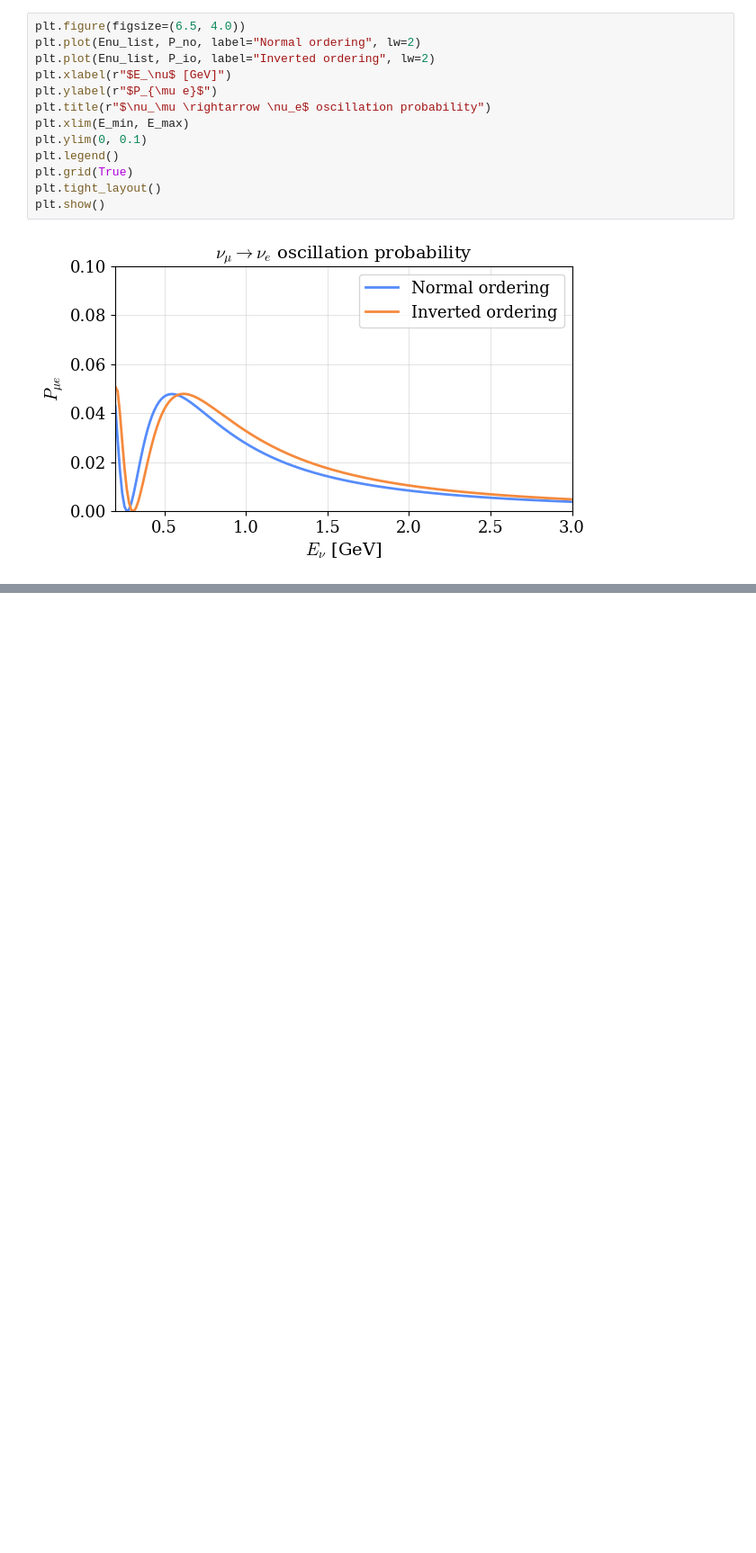
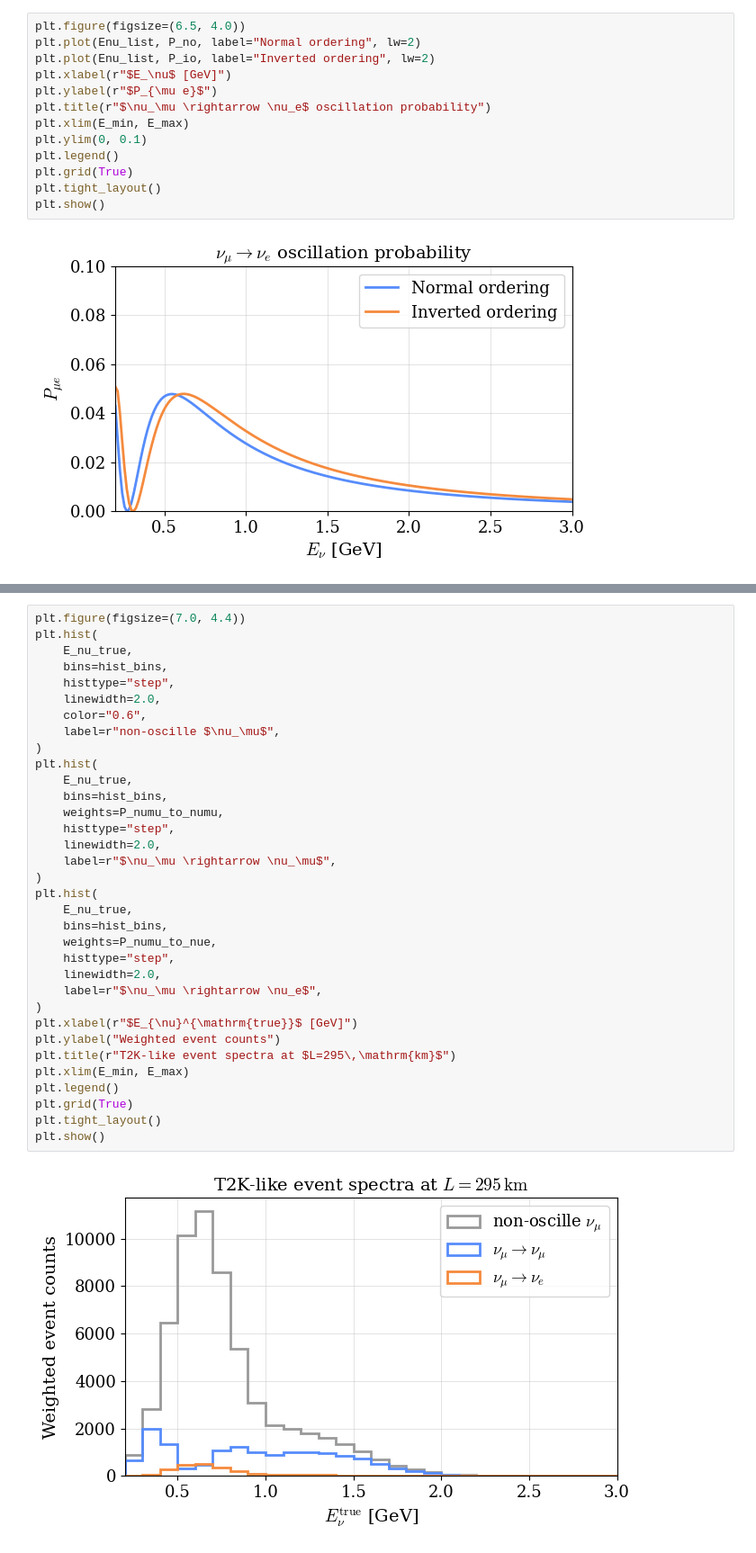
Before and after one commit to nadrino/nu-waves, a Jupyter notebook: notebooks/01_vacuum_pmns_examples.ipynb, the cells around one changed output, grey strips where cells are left out. Shown at 90% size. Saved outputs shown, nothing was run; the diff lists cells and outputs as text; blank space fills up the shorter version.

```diff
--- a/notebooks/01_vacuum_pmns_examples.ipynb
+++ b/notebooks/01_vacuum_pmns_examples.ipynb
@@ -137,0 +190,36 @@ plt.show()
+# %%
+plt.figure(figsize=(7.0, 4.4))
+plt.hist(
+    E_nu_true,
+    bins=hist_bins,
+    histtype="step",
+    linewidth=2.0,
+    color="0.6",
+    label=r"non-oscille $\nu_\mu$",
+)
+plt.hist(
+    E_nu_true,
+    bins=hist_bins,
+    weights=P_numu_to_numu,
+    histtype="step",
+    linewidth=2.0,
+    label=r"$\nu_\mu \rightarrow \nu_\mu$",
+)
+plt.hist(
+    E_nu_true,
+    bins=hist_bins,
+    weights=P_numu_to_nue,
+    histtype="step",
+    linewidth=2.0,
+    label=r"$\nu_\mu \rightarrow \nu_e$",
+)
+plt.xlabel(r"$E_{\nu}^{\mathrm{true}}$ [GeV]")
+plt.ylabel("Weighted event counts")
+plt.title(r"T2K-like event spectra at $L=295\,\mathrm{km}$")
+plt.xlim(E_min, E_max)
+plt.legend()
+plt.grid(True)
+plt.tight_layout()
+plt.show()
+# %% [output]
+[figure, added]
```
Also changed, not shown: parts of 8 cells of this notebook.
